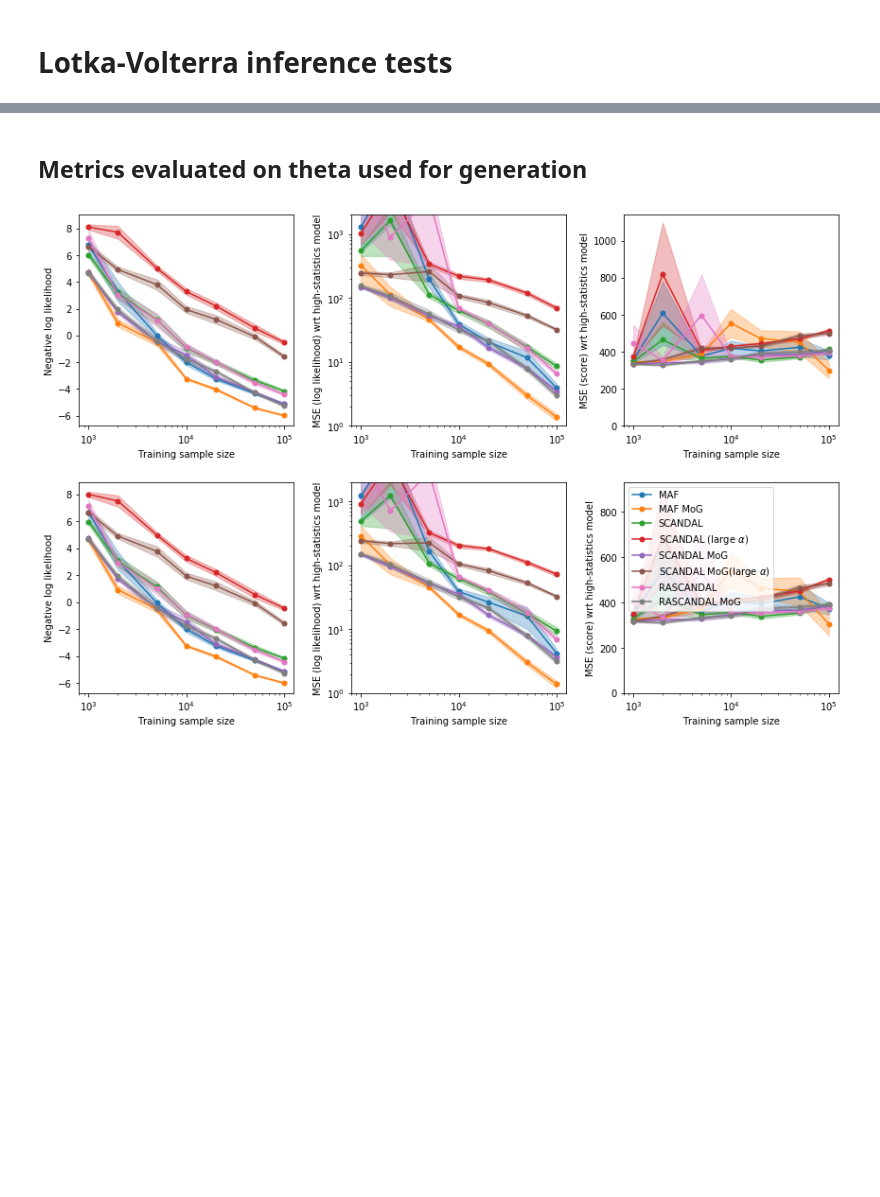
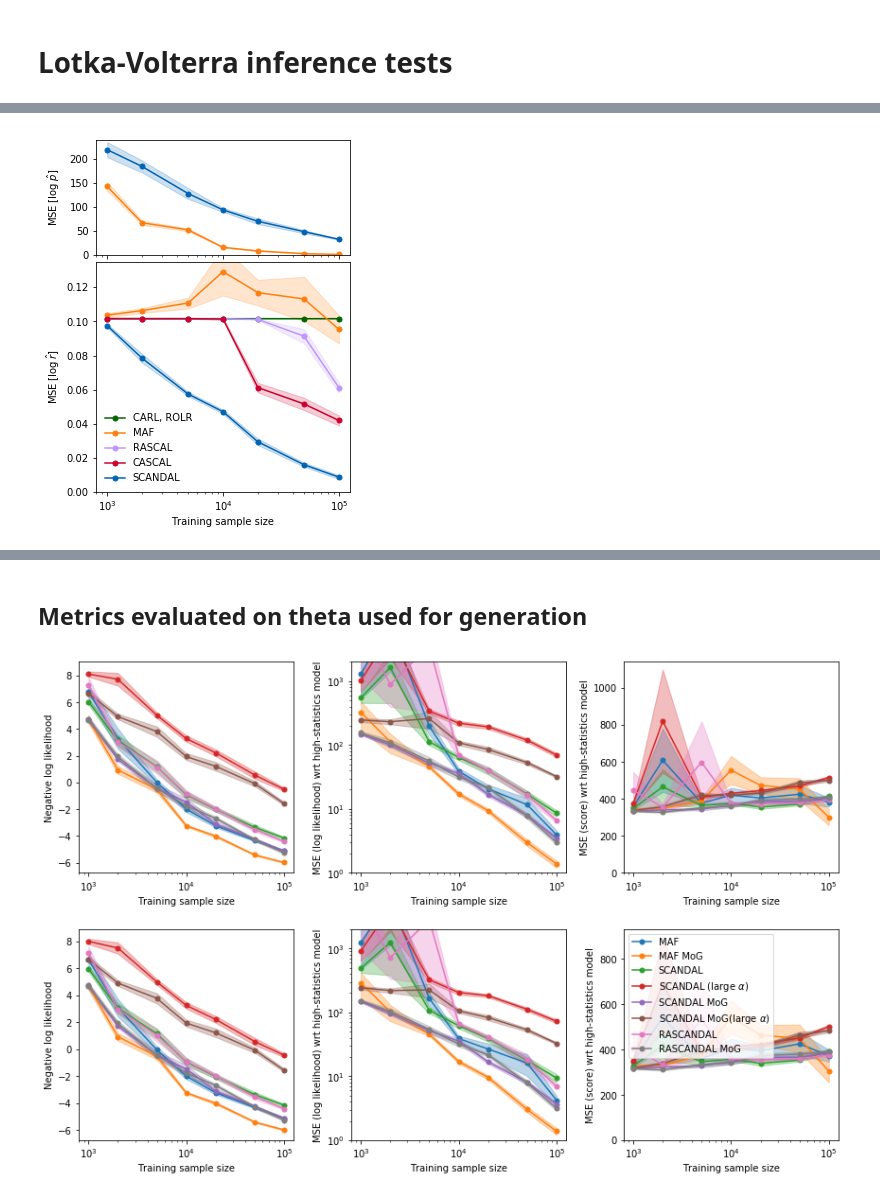
Before and after one commit to johannbrehmer/goldmine, a Jupyter notebook: goldmine/notebooks/lotka_volterra/evaluation.ipynb, the cells around one changed output, grey strips where cells are left out. Cells and saved outputs as stored; diff of their text form; code cells hidden in the pictures; blank space fills up the shorter version.

```diff
--- a/goldmine/notebooks/lotka_volterra/evaluation.ipynb
+++ b/goldmine/notebooks/lotka_volterra/evaluation.ipynb
@@ -11,0 +16,16 @@ from goldmine.simulators.lotka_volterra import LotkaVolterra
+# %%
+sample_sizes = [1000, 2000, 5000, 10000, 20000, 50000, 100000]
+
+methods = ['carl', 'maf', #'rolr',
+           'rascal', 'cascal', 'scandal']
+model_labels = ['', '_mog', #'',
+                '', '', '_mog_largealpha', '_mog', '_smallalpha']
+legend_labels = ['CARL, ROLR', 'MAF', #'ROLR',
+                 'RASCAL', 'CASCAL','SCANDAL','','']
+
+linestyles = ['-', '-', #'-',
+             '-', '-', '-', '--', ':']
+colors      = ['darkgreen', 'C1',#'c',
+               '#be96ff','#CC002E','#0064b4','#0064b4','#0064b4']
+band_alphas = [       0.2,      0.2, #0.4,
+               0.2,     0.2, 0.2, 0.2, 0.2]
@@ -11,0 +324,75 @@ from goldmine.simulators.lotka_volterra import LotkaVolterra
+# %%
+fig = custom_figure((1, 2), 4.5, 1.8, reduce_vertical_sep=True)
+gs = gridspec.GridSpec(2, 1, height_ratios=[0.3,0.6])
+
+
+
+ax = plt.subplot(gs[1])
+
+for m, method in enumerate(legend_labels):
+    plt.fill_between(
+        sample_sizes,
+        log_r_grid_mse_mean[m] - log_r_grid_mse_uncertainties[m],
+        log_r_grid_mse_mean[m] + log_r_grid_mse_uncertainties[m],
+        color=colors[m],
+        alpha=band_alphas[m]
+    )
+
+for m, method in enumerate(legend_labels):
+    plt.plot(
+        sample_sizes,
+        log_r_grid_mse_mean[m],
+        color=colors[m],
+        lw=1.5,
+        ls=linestyles[m],
+        marker='o',
+        ms=5.,
+        label=method
+    )
+
+plt.legend(loc='lower left', edgecolor='white', facecolor='white', framealpha=0.)
+
+plt.xlabel('Training sample size')
+ax.set_xscale("log", nonposx='clip')
+plt.ylabel(r'$\mathrm{MSE} \; [ \log \; \hat{r} ] $')
+plt.ylim(0.,0.135)
+ax.yaxis.set_label_coords(-0.13, 0.5)
+
+
+
+ax2 = plt.subplot(gs[0], sharex=ax)
+
+for m, method in enumerate(legend_labels):
+    if np.any(np.isfinite(log_p_grid_mse_mean[m])):
+        plt.fill_between(
+            sample_sizes,
+            log_p_grid_mse_mean[m] - log_p_grid_mse_uncertainties[m],
+            log_p_grid_mse_mean[m] + log_p_grid_mse_uncertainties[m],
+            color=colors[m],
+            alpha=band_alphas[m]
+        )
+
+for m, method in enumerate(legend_labels):
+    if np.any(np.isfinite(log_p_grid_mse_mean[m])):
+        plt.plot(
+            sample_sizes,
+            log_p_grid_mse_mean[m],
+            color=colors[m],
+            lw=1.5,
+            ls=linestyles[m],
+            marker='o',
+            ms=5.,
+            label=method
+        )
+
+plt.ylabel(r'$\mathrm{MSE} \; [ \log \; \hat{p} ] $')
+plt.ylim(0.,240.)
+#ax2.xaxis.set_ticks_position("none")
+plt.setp(ax2.get_xticklabels(), visible=False)
+ax2.yaxis.set_label_coords(-0.13, 0.5)
+
+
+
+plt.savefig("lotka_volterra_mses_vs_samplesize.pdf")
+# %% [output]
+[figure, added]
```
Also changed, not shown: parts of 20 cells of this notebook, 4 other files.
